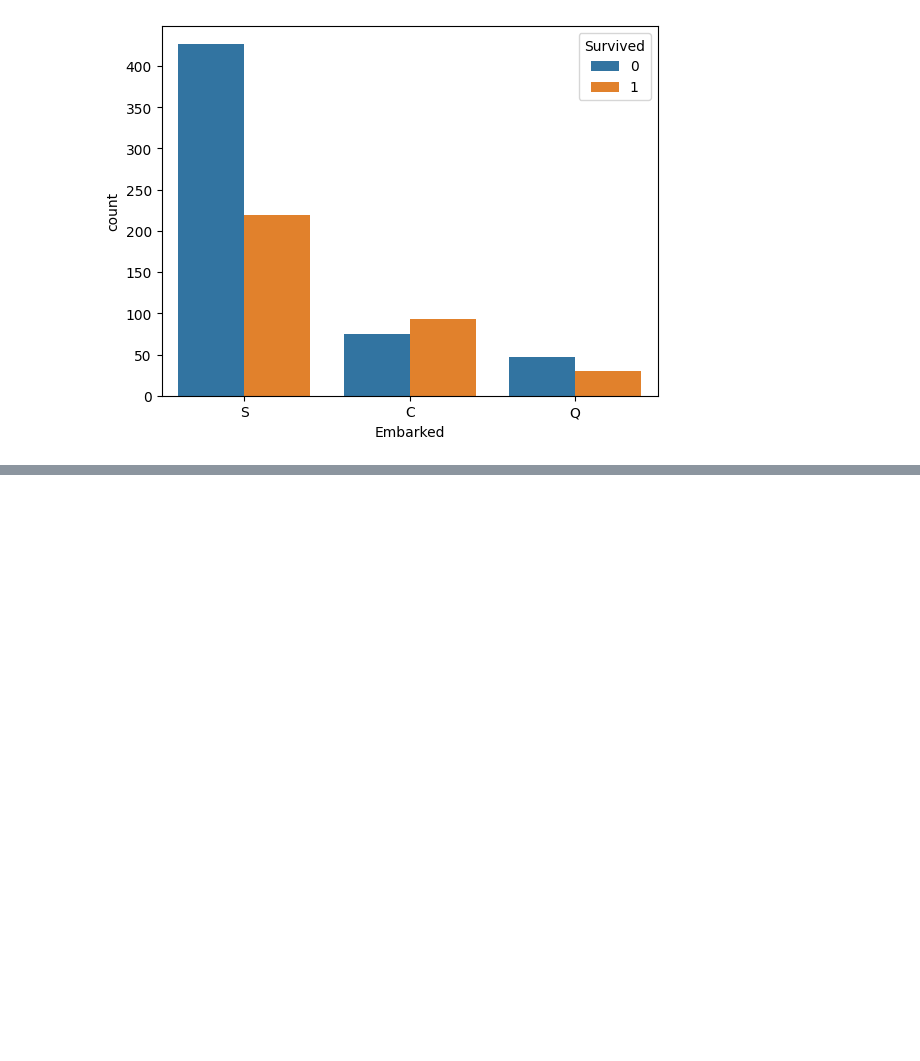
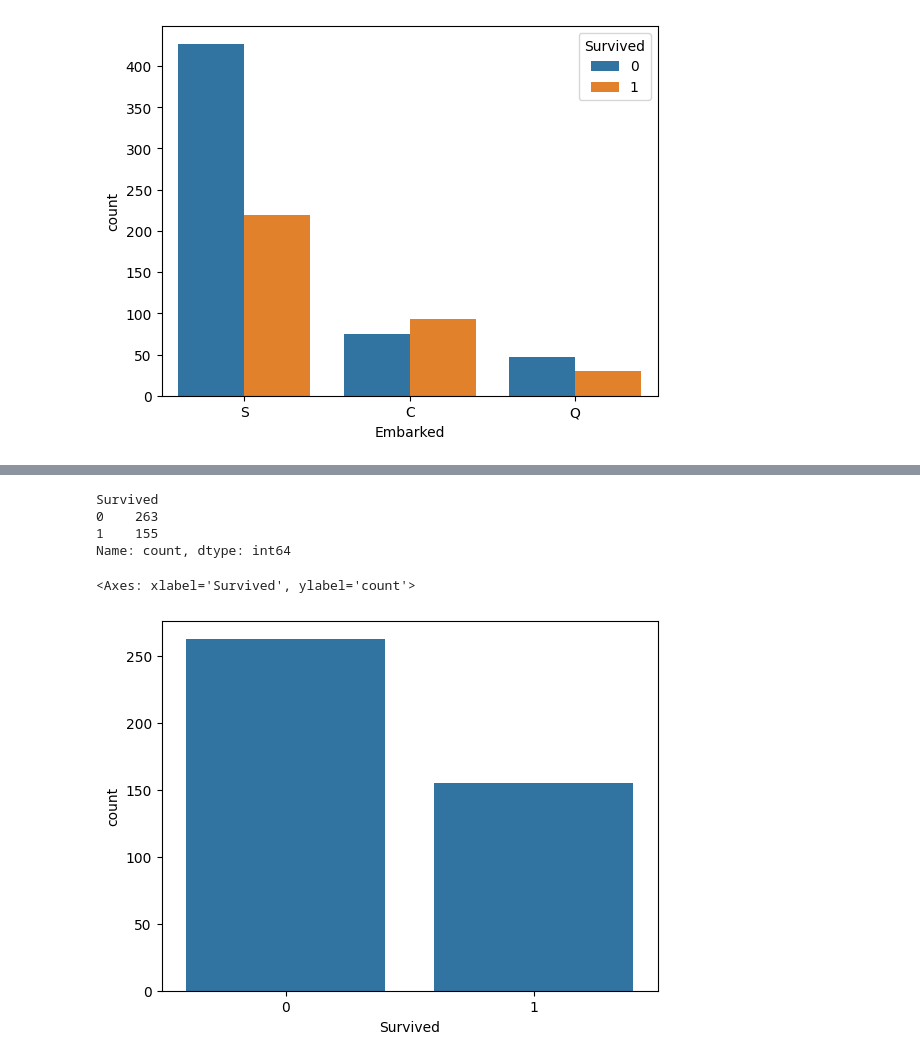
Before and after one commit to anshu-321/titanic-project-ML, a Jupyter notebook: titanic-code.ipynb, the cells around one changed output, grey strips where cells are left out. Drawn from its saved outputs; the diff is of its cells as text; code cells hidden in the pictures; blank space fills up the shorter version.

Commit message:
Test Data added and accuracy checked

```diff
--- a/titanic-code.ipynb
+++ b/titanic-code.ipynb
@@ -115,0 +231,2 @@ sns.countplot(x='Embarked', hue='Survived', data=train)
+# %%
+test['Fare'].fillna(test['Fare'].mean(), inplace=True)
@@ -115,0 +240,9 @@ sns.countplot(x='Embarked', hue='Survived', data=train)
+# %%
+test.replace({"Sex":{"male":0,"female":1}, "Embarked":{"S":0,"C":1,"Q":2}}, inplace=True)
+# %%
+xt= test.drop(["PassengerId","Name","Ticket"], axis=1)
+# %%
+xt_test_pred= model.predict(xt)
+output= pd.DataFrame({'PassengerId': test.PassengerId, 'Survived': xt_test_pred})
+print(output)
+# output.to_csv('submission.csv', index=False)
@@ -115,0 +264,12 @@ sns.countplot(x='Embarked', hue='Survived', data=train)
+# %%
+output['Survived'].value_counts()
+# %% [output]
+Survived
+0    263
+1    155
+Name: count, dtype: int64
+# %%
+sns.countplot(x='Survived', data=output)
+# %% [output]
+<Axes: xlabel='Survived', ylabel='count'>
+[figure, added]
```
Also changed, not shown: parts of 21 cells of this notebook, 1 other file.
